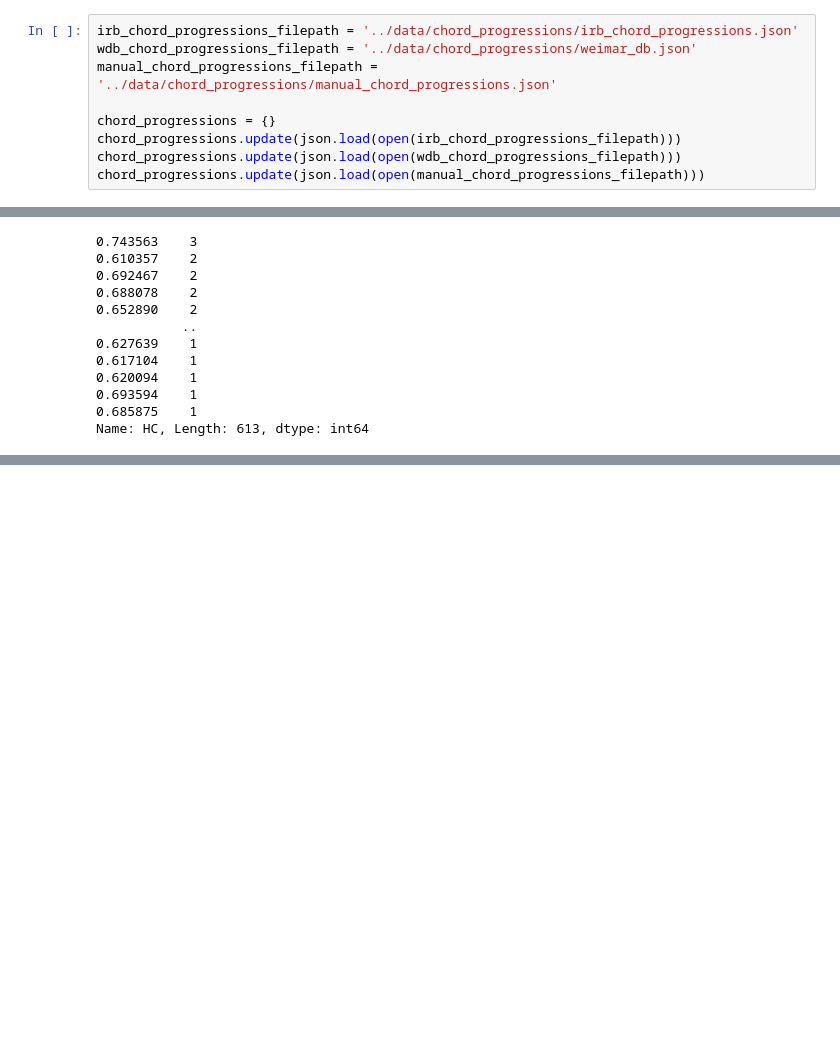
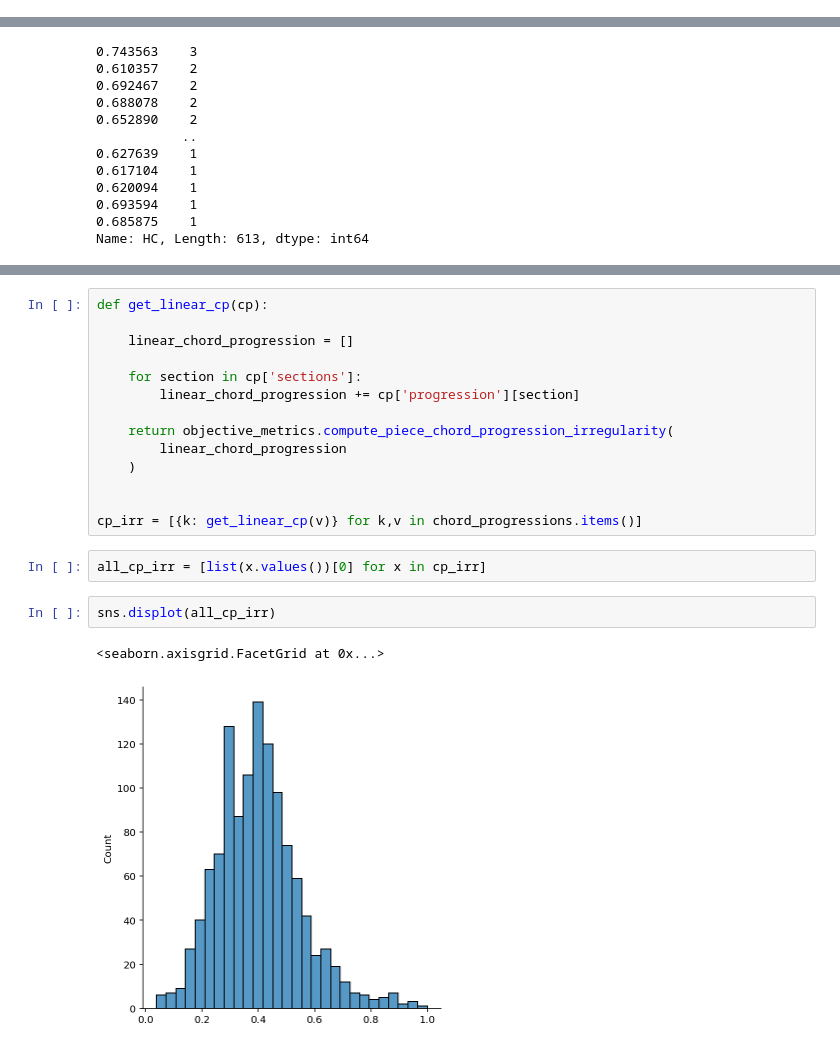
Before and after one commit to HikariNoMJ14/cool-cat-ai, a Jupyter notebook: src/Dataset Stats.ipynb, the cells around one changed output, grey strips where cells are left out. Saved outputs shown, nothing was run; the diff lists cells and outputs as text; blank space fills up the shorter version.

```diff
--- a/src/Dataset Stats.ipynb
+++ b/src/Dataset Stats.ipynb
@@ -27,12 +30,3 @@ filepaths = [y for x in os.walk(folder) for y in glob(os.path.join(x[0], '*.csv'
-# %%
-irb_chord_progressions_filepath = '../data/chord_progressions/irb_chord_progressions.json'
-wdb_chord_progressions_filepath = '../data/chord_progressions/weimar_db.json'
-manual_chord_progressions_filepath = '../data/chord_progressions/manual_chord_progressions.json'
-
-chord_progressions = {}
-chord_progressions.update(json.load(open(irb_chord_progressions_filepath)))
-chord_progressions.update(json.load(open(wdb_chord_progressions_filepath)))
-chord_progressions.update(json.load(open(manual_chord_progressions_filepath)))
 # %%
 metrics = {}
 
@@ -337,0 +346,21 @@ Name: HC, Length: 613, dtype: int64
+# %%
+def get_linear_cp(cp):
+
+    linear_chord_progression = []
+
+    for section in cp['sections']:
+        linear_chord_progression += cp['progression'][section]
+
+    return objective_metrics.compute_piece_chord_progression_irregularity(
+        linear_chord_progression
+    )
+
+
+cp_irr = [{k: get_linear_cp(v)} for k,v in chord_progressions.items()]
+# %%
+all_cp_irr = [list(x.values())[0] for x in cp_irr]
+# %%
+sns.displot(all_cp_irr)
+# %% [output]
+<seaborn.axisgrid.FacetGrid at 0x...>
+[figure, added]
```
Also changed, not shown: parts of 7 cells of this notebook, 8 other files.
